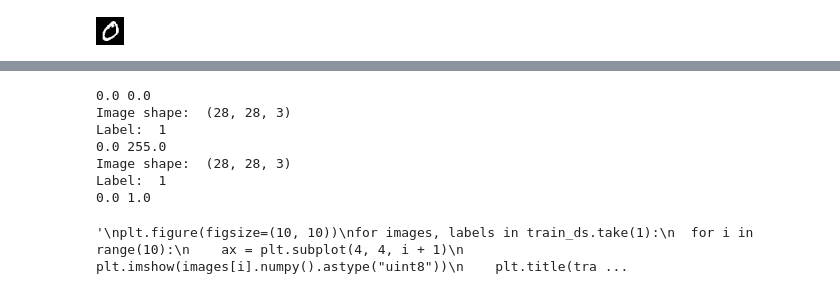
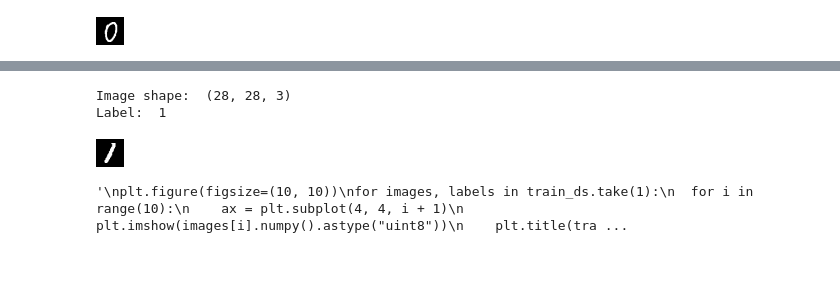
Before and after one commit to gugajazz/Classifier_AI, a Jupyter notebook: Classifier_Training.ipynb, the cells around one changed output, grey strips where cells are left out. Saved outputs shown, nothing was run; the diff lists cells and outputs as text; code cells hidden in the pictures; blank space fills up the shorter version.

```diff
--- a/Classifier_Training.ipynb
+++ b/Classifier_Training.ipynb
@@ -120,41 +124,29 @@ val_ds = val_ds.map(process_path, num_parallel_calls=AUTOTUNE)
 # %%
 normalization_layer = tf.keras.layers.Rescaling(1./255)
 
 normalized_ds = train_ds.map(lambda x, y: (normalization_layer(x), y))
 image_batch, labels_batch = next(iter(normalized_ds))
 first_image = image_batch[0]
 # Notice the pixel values are now in `[0,1]`.
-print(np.min(first_image), np.max(first_image))
+#print(np.min(first_image), np.max(first_image))
+
+#for image, label in normalized_ds.take(1):
+    #print(np.min(image), np.max(image))
 
 for image, label in train_ds.take(1):
     print("Image shape: ", image.numpy().shape)
     print("Label: ", label.numpy())
-    #print(f'->{image}')
+    # #print(f'->{image}')
+    #
+    # print(np.min(image), np.max(image))
 
-    print(np.min(image), np.max(image))
+    image_uint8 = image.numpy().astype(np.uint8)
+    img = Image.fromarray(image_uint8, 'RGB')
+    #img.show()
+    img.save('Classifier\\temp.png')
 
-    poop = image.numpy().astype(np.uint8)
-
-    #data = np.zeros((h, w, 3), dtype=np.uint8)
-    #data[0:256, 0:256] = [255, 0, 0] # red patch in upper left
-    img = Image.fromarray(poop, 'RGB')
-    #img.save('my.png')
-    img.show()
-
-
-  #PIL.Image.open(str(zeros[0]))
-
-for image, label in normalized_ds.take(1):
-    print("Image shape: ", image.numpy().shape)
-    print("Label: ", label.numpy())
-    #print(f'->{image}')
-
-    print(np.min(image), np.max(image))
+PIL.Image.open('Classifier\\temp.png')
 # %% [output]
-0.0 0.0
 Image shape:  (28, 28, 3)
 Label:  1
-0.0 255.0
-Image shape:  (28, 28, 3)
-Label:  1
-0.0 1.0
+[figure, added]
```
Also changed, not shown: parts of 8 cells of this notebook.
